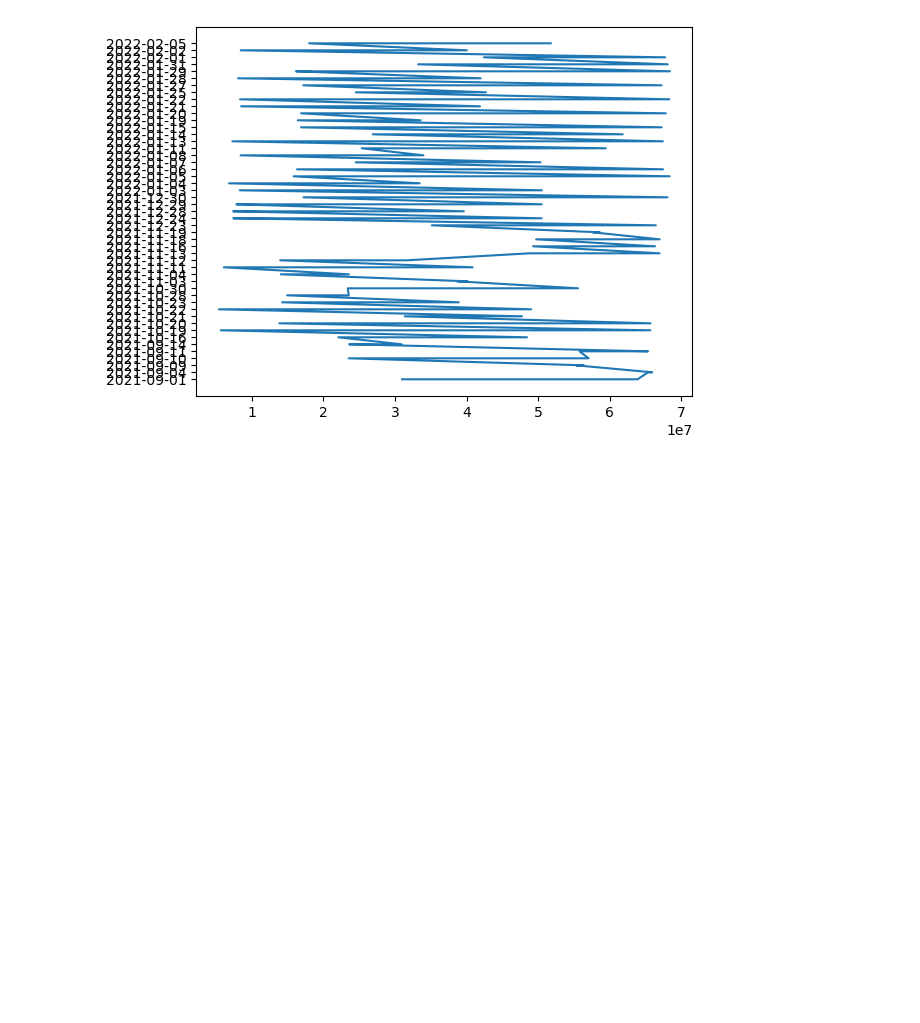
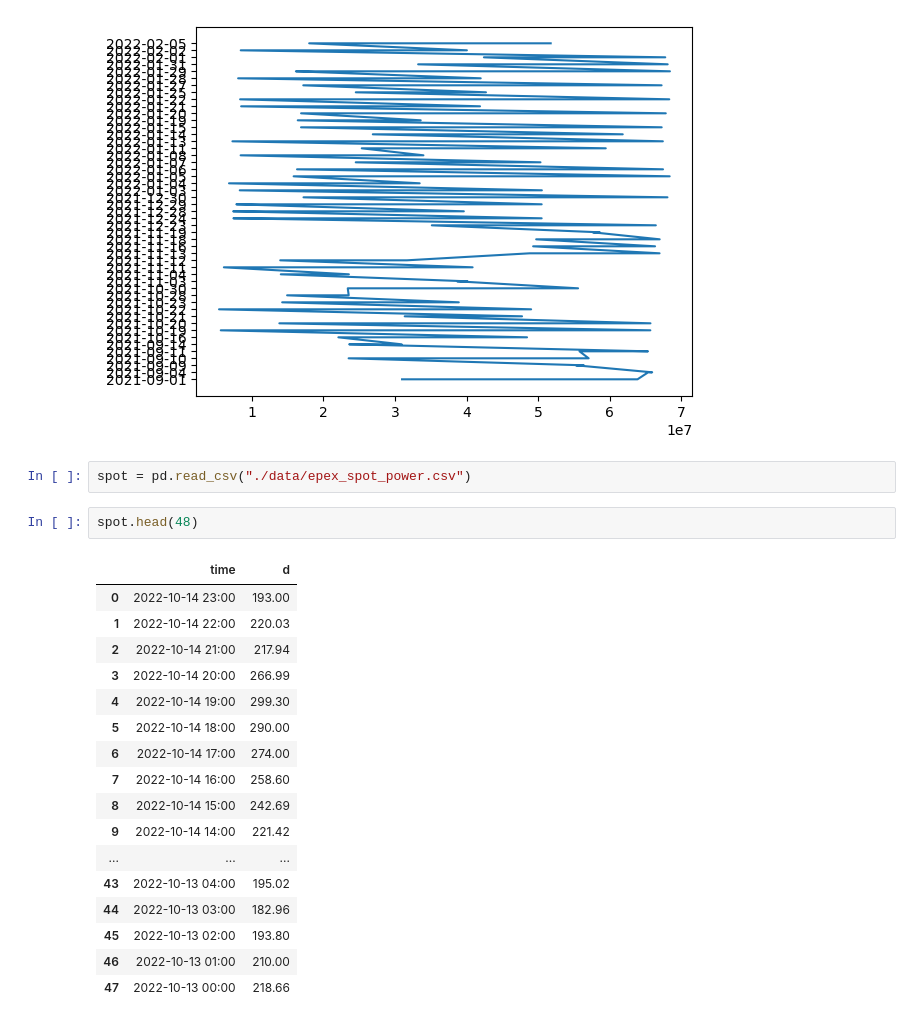
Before and after one commit to michael-fuest/DAiA-EON, a Jupyter notebook: knowmydata.ipynb, the cells around one changed output. Cells and saved outputs as stored; diff of their text form; blank space fills up the shorter version.

Commit message:
spot reader

```diff
--- a/knowmydata.ipynb
+++ b/knowmydata.ipynb
@@ -256,3 +256,25 @@ plt.plot(solanus_sort["date_valid_from"])
 # %% [output]
 [<matplotlib.lines.Line2D at 0x...>]
 [figure]
+# %%
+spot = pd.read_csv("./data/epex_spot_power.csv")
+# %%
+spot.head(48)
+# %% [output]
+|  | time | d |
+| 0 | 2022-10-14 23:00 | 193.00 |
+| 1 | 2022-10-14 22:00 | 220.03 |
+| 2 | 2022-10-14 21:00 | 217.94 |
+| 3 | 2022-10-14 20:00 | 266.99 |
+| 4 | 2022-10-14 19:00 | 299.30 |
+| 5 | 2022-10-14 18:00 | 290.00 |
+| 6 | 2022-10-14 17:00 | 274.00 |
+| 7 | 2022-10-14 16:00 | 258.60 |
+| 8 | 2022-10-14 15:00 | 242.69 |
+| 9 | 2022-10-14 14:00 | 221.42 |
+| ... | ... | ... |
+| 43 | 2022-10-13 04:00 | 195.02 |
+| 44 | 2022-10-13 03:00 | 182.96 |
+| 45 | 2022-10-13 02:00 | 193.80 |
+| 46 | 2022-10-13 01:00 | 210.00 |
+| 47 | 2022-10-13 00:00 | 218.66 |
```
